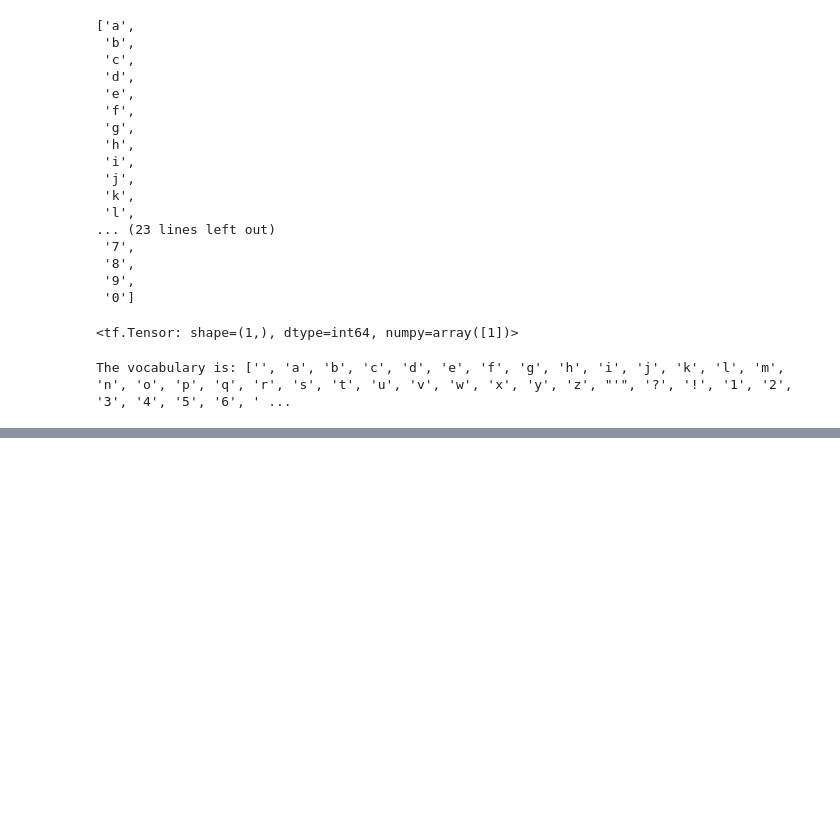
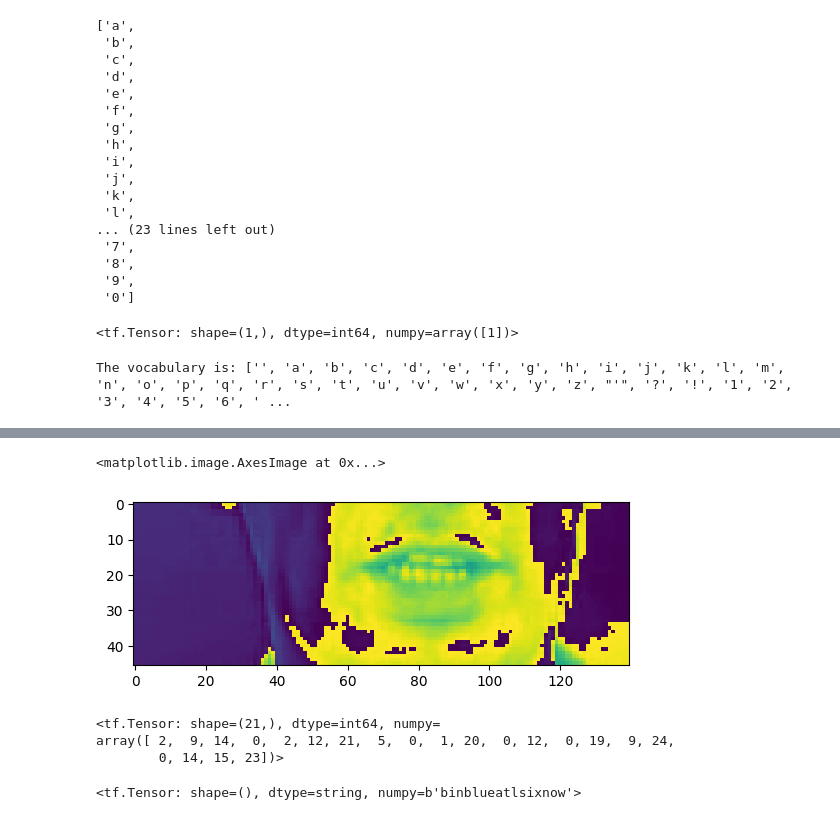
Before and after one commit to parth-lotte/LIP-READ-TensorFlow-, a Jupyter notebook: LPR.ipynb, the cells around one changed output, grey strips where cells are left out. Cells and saved outputs as stored; diff of their text form; code cells hidden in the pictures; blank space fills up the shorter version.

Commit message:
Data Pre-Processed and created load data and alignment functions

```diff
--- a/LPR.ipynb
+++ b/LPR.ipynb
@@ -153,3 +153,29 @@ print(
 # Keras Ctc ASR
 # %% [output]
 The vocabulary is: ['', 'a', 'b', 'c', 'd', 'e', 'f', 'g', 'h', 'i', 'j', 'k', 'l', 'm', 'n', 'o', 'p', 'q', 'r', 's', 't', 'u', 'v', 'w', 'x', 'y', 'z', "'", '?', '!', '1', '2', '3', '4', '5', '6', ' ...
+# %%
+# function to load the alignments
+
+def load_alignments(path:str)-> List[str]:      #taking the paths for alignments
+    with open(path,'r') as f:
+      lines=f.readlines()                   #storing the lines in this and then traversing in the for loop
+    tokens=[]
+    for line in lines:
+      line=line.split()
+      if line[2]!='sil':
+        tokens=[*tokens,' ',line[2]]  # append them in the array token
+    return char_to_num(tf.reshape(tf.strings.unicode_split(tokens,input_encoding='UTF-8'),(-1)))[1:]
+# %%
+# we need to load align and videos together
+def load_data(path: str):
+    path = bytes.decode(path.numpy())
+
+    file_name = path.split('\\')[-1].split('.')[0]
+    video_path = os.path.join('data','s1',f'{file_name}.mpg')
+    alignment_path = os.path.join('data','alignments','s1',f'{file_name}.align')
+    frames = load_video(video_path)
+    alignments = load_alignments(alignment_path)
+
+    return frames, alignments
+# %%
+test_path = '.\\data\\s1\\bbal6n.mpg'
@@ -155,0 +186,2 @@ The vocabulary is: ['', 'a', 'b', 'c', 'd', 'e', 'f', 'g', 'h', 'i', 'j', 'k', '
+# %%
+frames, alignments = load_data(tf.convert_to_tensor(test_path))
@@ -155,0 +208,15 @@ The vocabulary is: ['', 'a', 'b', 'c', 'd', 'e', 'f', 'g', 'h', 'i', 'j', 'k', '
+# %%
+plt.imshow(frames[40])
+# %% [output]
+<matplotlib.image.AxesImage at 0x...>
+[figure, added]
+# %%
+alignments
+# %% [output]
+<tf.Tensor: shape=(21,), dtype=int64, numpy=
+array([ 2,  9, 14,  0,  2, 12, 21,  5,  0,  1, 20,  0, 12,  0, 19,  9, 24,
+        0, 14, 15, 23])>
+# %%
+tf.strings.reduce_join([bytes.decode(x) for x in num_to_char(alignments.numpy()).numpy()])  # converting the numpy array to char
+# %% [output]
+<tf.Tensor: shape=(), dtype=string, numpy=b'binblueatlsixnow'>
```
Also changed, not shown: parts of 4 cells of this notebook.
